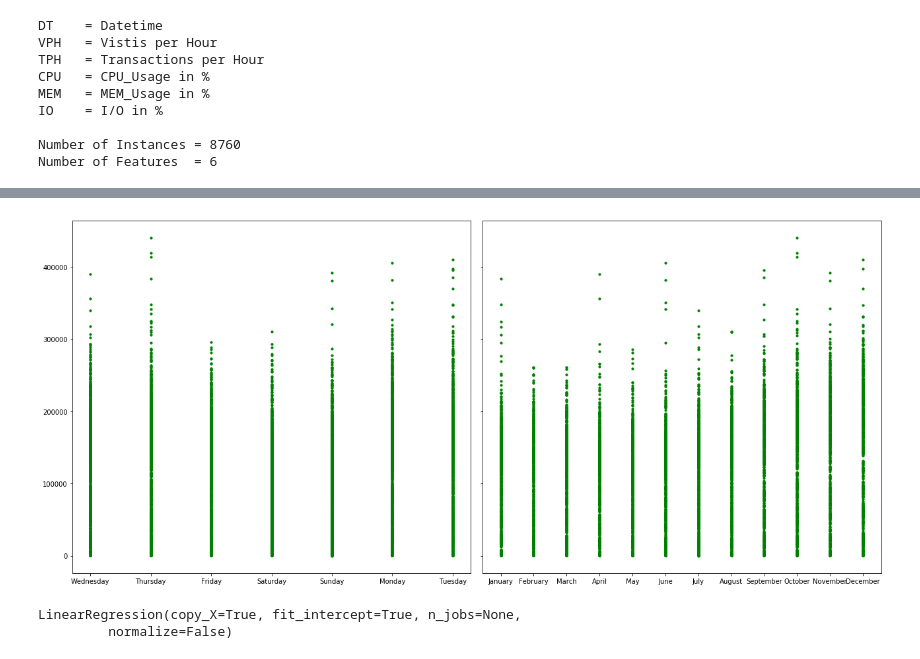
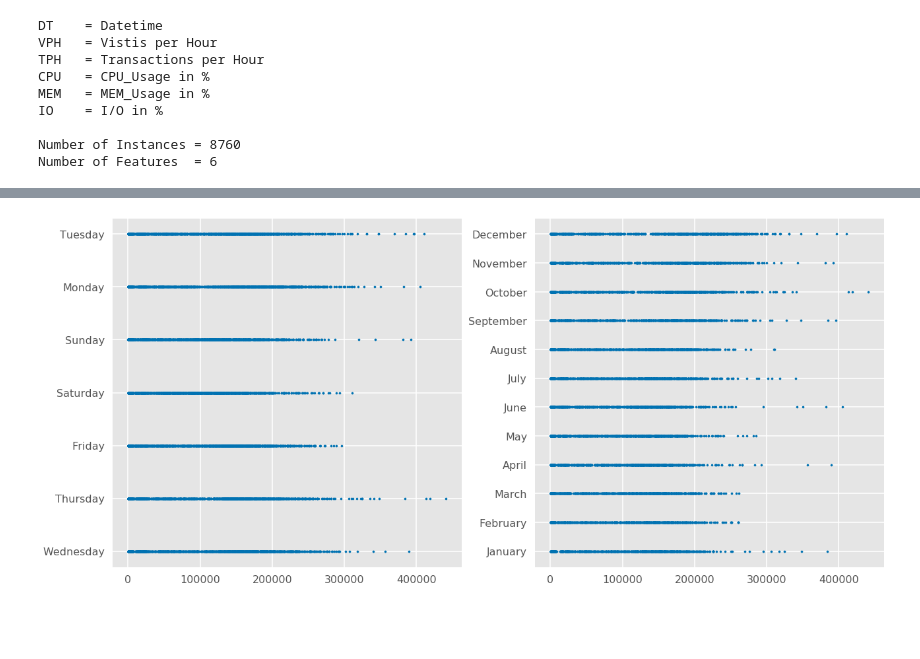
Before and after one commit to nerdiejack/capacity_management, a Jupyter notebook: notebooks/Appserver.ipynb, the cells around one changed output, grey strips where cells are left out. Drawn from its saved outputs; the diff is of its cells as text; code cells hidden in the pictures; blank space fills up the shorter version.

```diff
--- a/notebooks/Appserver.ipynb
+++ b/notebooks/Appserver.ipynb
@@ -1,12 +1,14 @@
 # %%
 %matplotlib inline
 from sklearn import linear_model
+
+import statsmodels.api as sm
 import pandas as pd
 import numpy as np
 import matplotlib.pyplot as plt
-import statsmodels.api as sm
 
 plt.rcParams['figure.figsize'] = [18, 8]
+plt.style.use('seaborn-colorblind')
 # %% [markdown]
 The following will read the Application Server data and put in a Pandas dataframe.
 Afterwards the data desciption file is opened and printed to the screen. This file is quite basic. A more detailed one can be found here: https://archive.ics.uci.edu/ml/machine-learning-databases/breast-cancer-wisconsin/wdbc.names.
@@ -15,3 +15,5 @@ Return the month names of the DateTimeIndex with specified locale.app_df = pd.re
+# %%
+app_df = pd.read_csv("../app_server.csv")
 # %%
 f = open('../APP_README', 'r')
 file_content = f.read()
@@ -52,12 +57,12 @@ datetime64[ns]
 # %%
 app_df['day_of_week'] = app_df['DT'].dt.day_name()
 app_df['month_of_year'] = app_df['DT'].dt.month_name()
 day_of_week = app_df['day_of_week']
 month_of_year = app_df['month_of_year']
-fig, ax = plt.subplots(1, 2, sharey=True)
-ax[0].scatter(day_of_week, vph, s=10, color='g')
-ax[1].scatter(month_of_year, vph, s=10, color='g')
+fig, ax = plt.subplots(1, 2)
+ax[0].scatter(vph, day_of_week, s=10)
+ax[1].scatter(vph, month_of_year, s=10)
 fig.tight_layout()
 # %% [output]
-[figure, old version]
+[figure, new version]
 # %%
@@ -74,5 +76,0 @@ regr = linear_model.LinearRegression()
-# %%
-regr.fit(X_app_train, Y_app_train)
-# %% [output]
-LinearRegression(copy_X=True, fit_intercept=True, n_jobs=None,
-         normalize=False)
```
Also changed, not shown: parts of 12 cells of this notebook.
